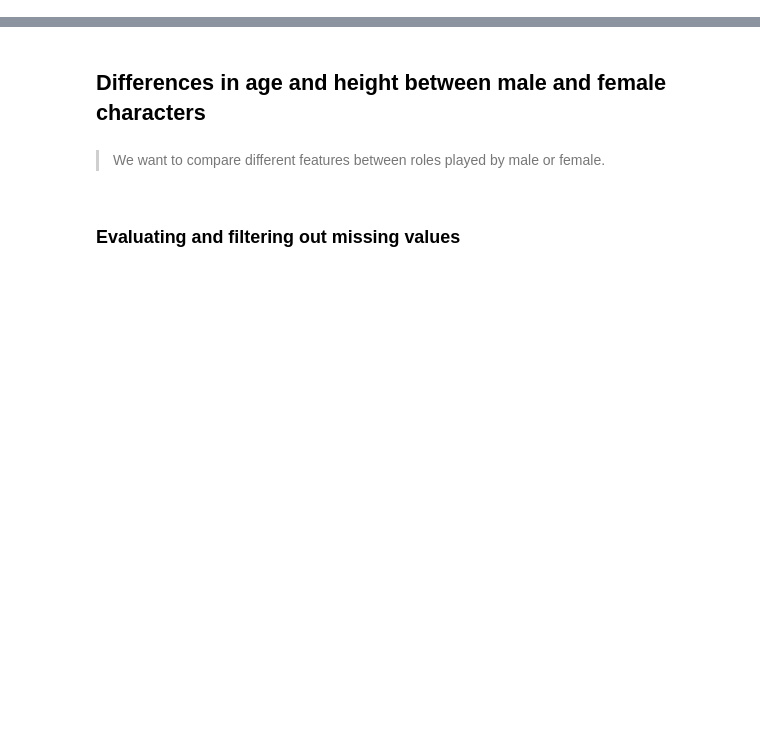
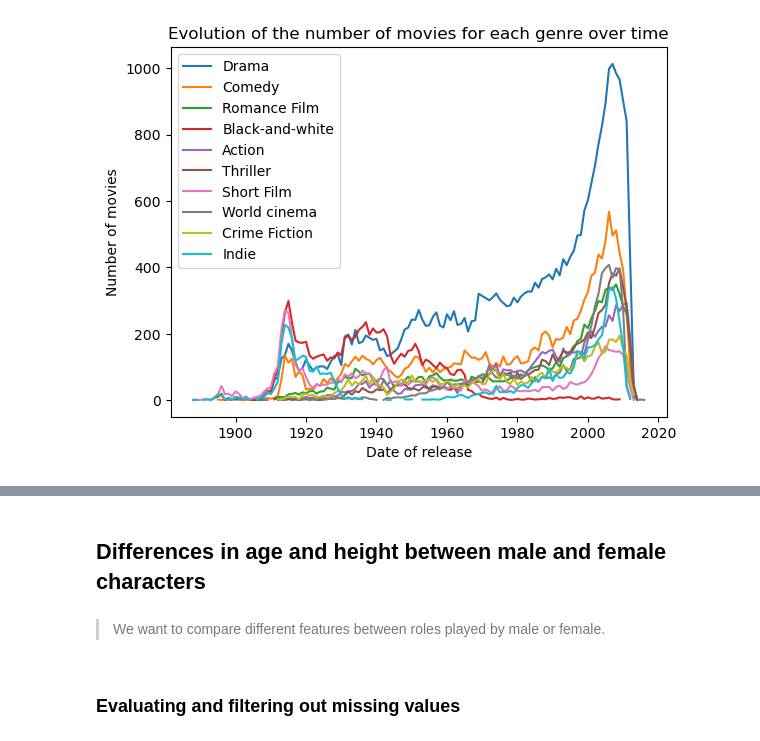
Before and after one commit to epfl-ada/ada-2022-project-armada, a Jupyter notebook: P2.ipynb, the cells around one changed output, grey strips where cells are left out. Cells and saved outputs as stored; diff of their text form; code cells hidden in the pictures; blank space fills up the shorter version.

```diff
--- a/P2.ipynb
+++ b/P2.ipynb
@@ -64,0 +171,6 @@ type_char.head()
+# %%
+movies_copy.loc[62836, 'movie_release_date'] = '2010-12-02'
+#movies_copy['movie_release_date'] = pd.to_datetime(movies_copy['movie_release_date'])
+movies_per_year = movies_copy
+movies_per_year['movie_release_date'] = movies_per_year['movie_release_date'].str[:4]
+movies_per_year.sort_values(by = 'movie_release_date', ascending = False).head()
@@ -64,0 +188,11 @@ type_char.head()
+# %%
+#Compute the number of movies per year and per genre
+total_genres_per_year = total_genres
+movies_per_year_grouped = movies_per_year.groupby(movies_per_year['movie_release_date'])
+years = ['Total']
+for year, group in movies_per_year_grouped[['movie_release_date', 'movie_genres']]:
+    total_genres_per_year =pd.concat([total_genres_per_year,group.movie_genres.explode().dropna().value_counts()], axis = 1)
+    years.append(year)
+total_genres_per_year.columns = years
+total_genres_per_year.index.name = 'Genres'
+total_genres_per_year.head(30)
@@ -64,0 +219,12 @@ type_char.head()
+# %%
+x = np.array(total_genres_per_year.columns[1:], dtype = 'datetime64[ms]')
+plt.figure()
+for index, row in total_genres_per_year.head(10).iterrows():
+    plt.plot(x, row[1:], label = index)
+plt.legend()
+plt.xlabel("Date of release")
+plt.ylabel("Number of movies")
+plt.title("Evolution of the number of movies for each genre over time")
+plt.show()
+# %% [output]
+[figure, added]
```
Also changed, not shown: parts of 42 cells of this notebook.
